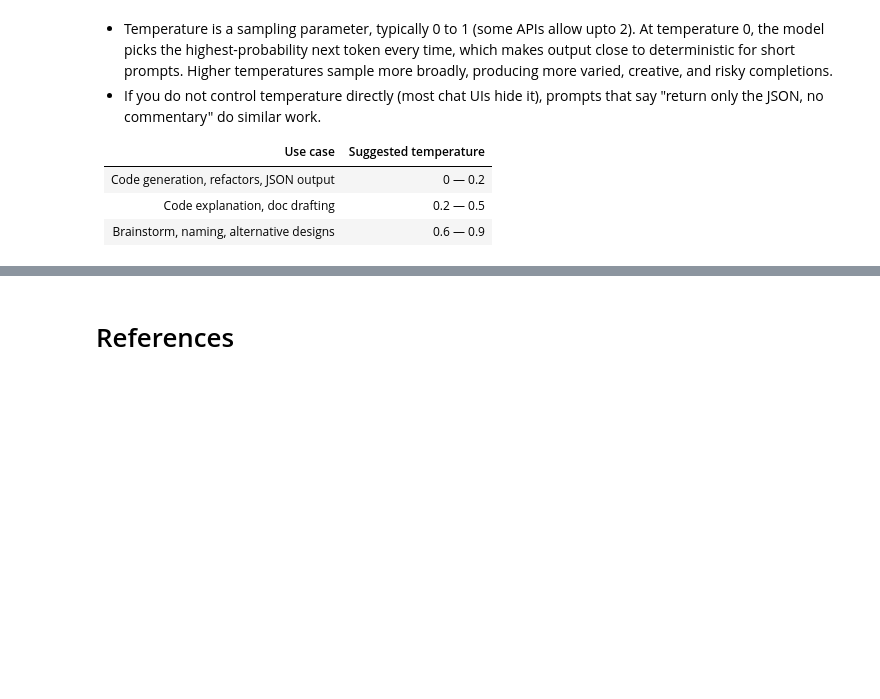
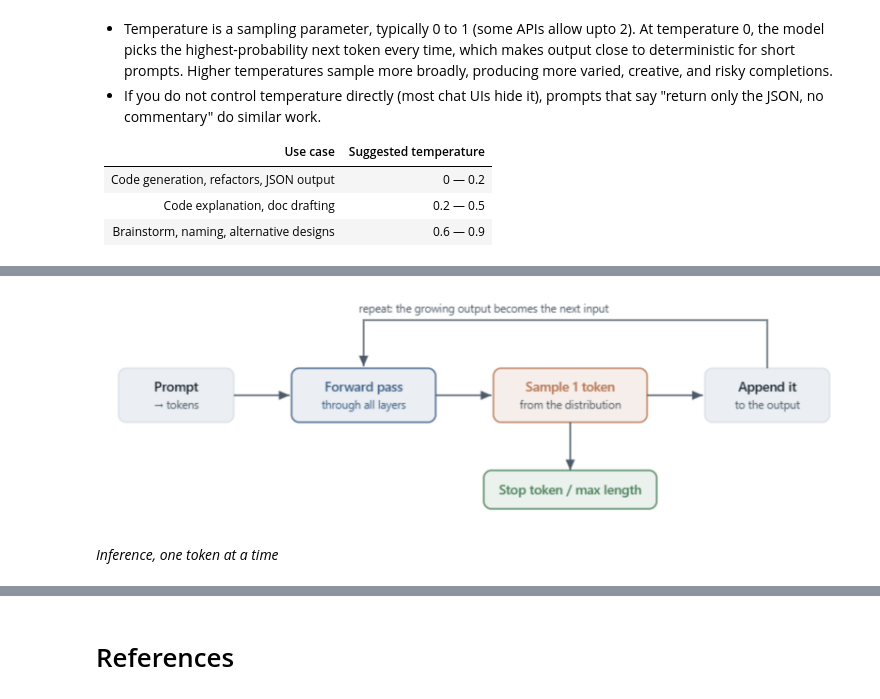
Before and after one commit to ancilcleetus/AI-Learning-Lab, a Jupyter notebook: Generative-AI/Intro-to-Generative-AI-for-Engineers/Intro_to_Generative_AI_for_Engineers.ipynb, the cells around one changed output, grey strips where cells are left out. Drawn from its saved outputs; the diff is of its cells as text; code cells hidden in the pictures; blank space fills up the shorter version.

Commit message:
Added 'How LLMs Work' in Intro-to-Generative-AI-for-Engineers/Intro_to_Generative_AI_for_Engineers.ipynb

```diff
--- a/Generative-AI/Intro-to-Generative-AI-for-Engineers/Intro_to_Generative_AI_for_Engineers.ipynb
+++ b/Generative-AI/Intro-to-Generative-AI-for-Engineers/Intro_to_Generative_AI_for_Engineers.ipynb
@@ -201,0 +239,7 @@ display(Markdown("*What fills the Context Window*"))
+# %%
+from IPython.display import Image, display, Markdown
+display(Image(filename="data/images/Intro_to_Generative_AI_for_Engineers-04.png", width=800))
+display(Markdown("*Inference, one token at a time*"))
+# %% [output]
+[figure, added]
+*Inference, one token at a time*
```
Also changed, not shown: parts of 17 cells of this notebook, 2 other files.
